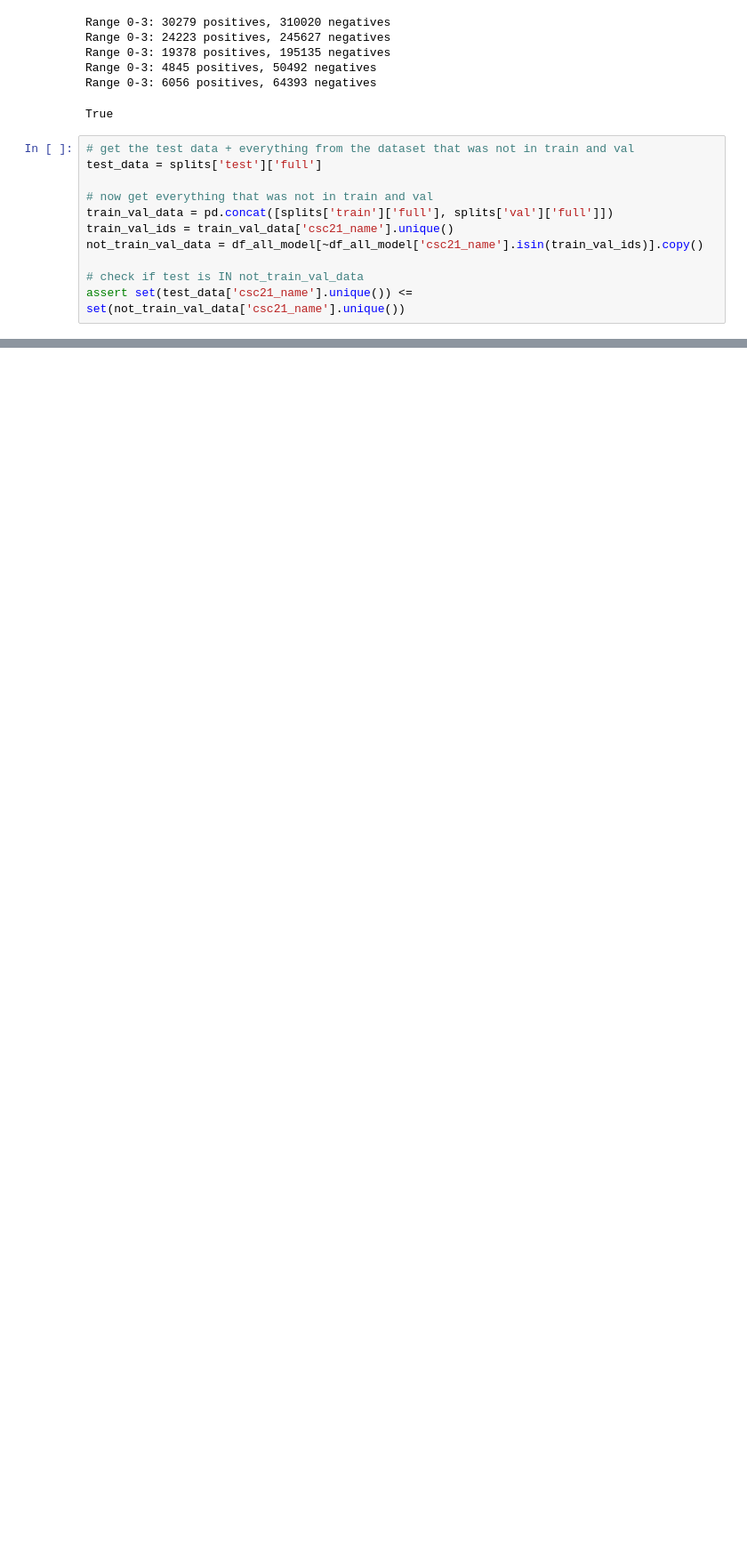
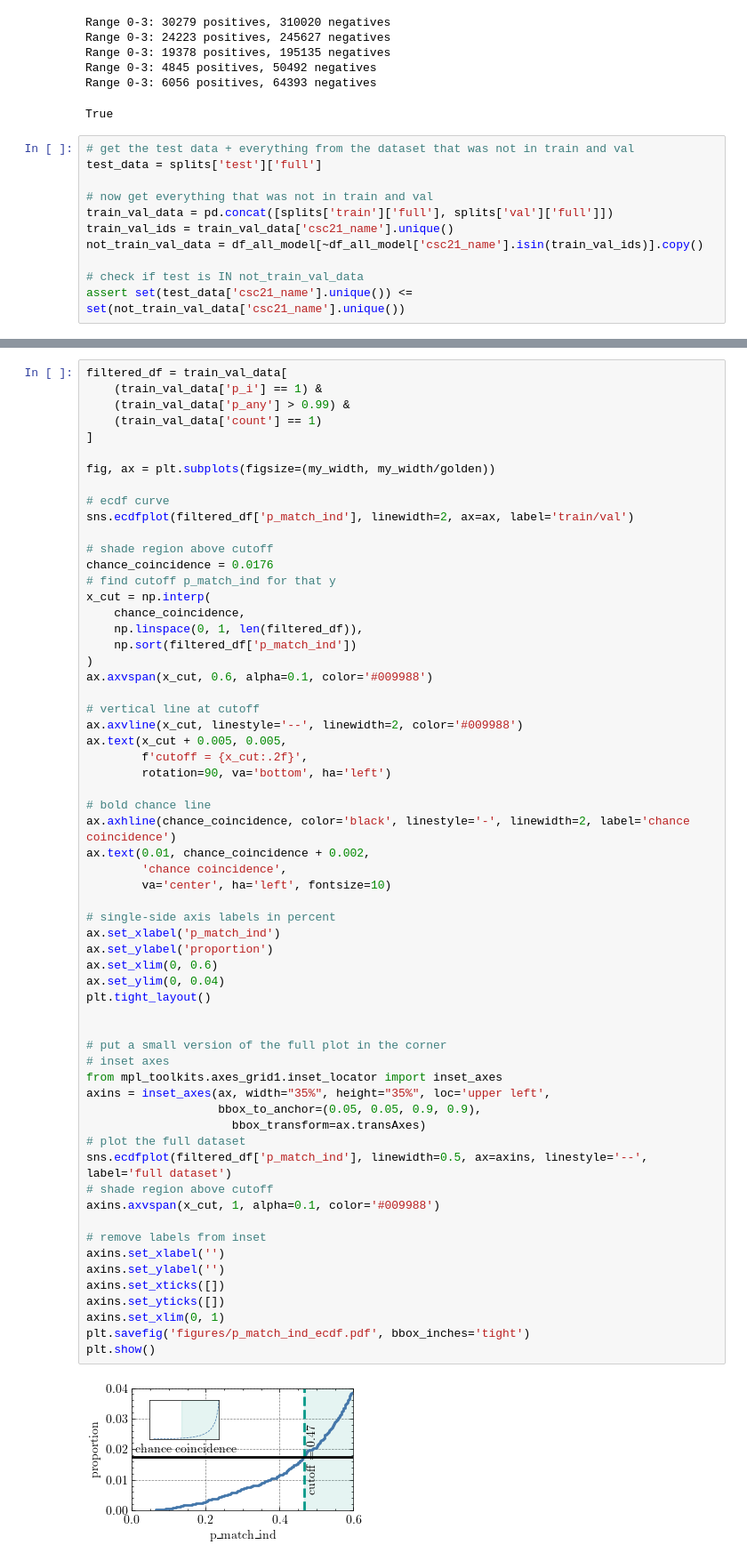
Before and after one commit to samuelperezdi/starsml, a Jupyter notebook: notebooks/paperplots.ipynb, the cells around one changed output, grey strips where cells are left out. Shown at 89% size. Cells and saved outputs as stored; diff of their text form; blank space fills up the shorter version.

```diff
--- a/notebooks/paperplots.ipynb
+++ b/notebooks/paperplots.ipynb
@@ -808,0 +730,63 @@ plt.show()
+# %%
+filtered_df = train_val_data[
+    (train_val_data['p_i'] == 1) &
+    (train_val_data['p_any'] > 0.99) &
+    (train_val_data['count'] == 1)
+]
+
+fig, ax = plt.subplots(figsize=(my_width, my_width/golden))
+
+# ecdf curve
+sns.ecdfplot(filtered_df['p_match_ind'], linewidth=2, ax=ax, label='train/val')
+
+# shade region above cutoff
+chance_coincidence = 0.0176
+# find cutoff p_match_ind for that y
+x_cut = np.interp(
+    chance_coincidence,
+    np.linspace(0, 1, len(filtered_df)),
+    np.sort(filtered_df['p_match_ind'])
+)
+ax.axvspan(x_cut, 0.6, alpha=0.1, color='#009988')
+
+# vertical line at cutoff
+ax.axvline(x_cut, linestyle='--', linewidth=2, color='#009988')
+ax.text(x_cut + 0.005, 0.005,
+        f'cutoff = {x_cut:.2f}',
+        rotation=90, va='bottom', ha='left')
+
+# bold chance line
+ax.axhline(chance_coincidence, color='black', linestyle='-', linewidth=2, label='chance coincidence')
+ax.text(0.01, chance_coincidence + 0.002,
+        'chance coincidence',
+        va='center', ha='left', fontsize=10)
+
+# single-side axis labels in percent
+ax.set_xlabel('p_match_ind')
+ax.set_ylabel('proportion')
+ax.set_xlim(0, 0.6)
+ax.set_ylim(0, 0.04)
+plt.tight_layout()
+
+
+# put a small version of the full plot in the corner
+# inset axes
+from mpl_toolkits.axes_grid1.inset_locator import inset_axes
+axins = inset_axes(ax, width="35%", height="35%", loc='upper left',
+                   bbox_to_anchor=(0.05, 0.05, 0.9, 0.9),
+                     bbox_transform=ax.transAxes)
+# plot the full dataset
+sns.ecdfplot(filtered_df['p_match_ind'], linewidth=0.5, ax=axins, linestyle='--', label='full dataset')
+# shade region above cutoff
+axins.axvspan(x_cut, 1, alpha=0.1, color='#009988')
+
+# remove labels from inset
+axins.set_xlabel('')
+axins.set_ylabel('')
+axins.set_xticks([])
+axins.set_yticks([])
+axins.set_xlim(0, 1)
+plt.savefig('figures/p_match_ind_ecdf.pdf', bbox_inches='tight')
+plt.show()
+# %% [output]
+[figure, added]
```
Also changed, not shown: parts of 35 cells of this notebook, 9 other files.
